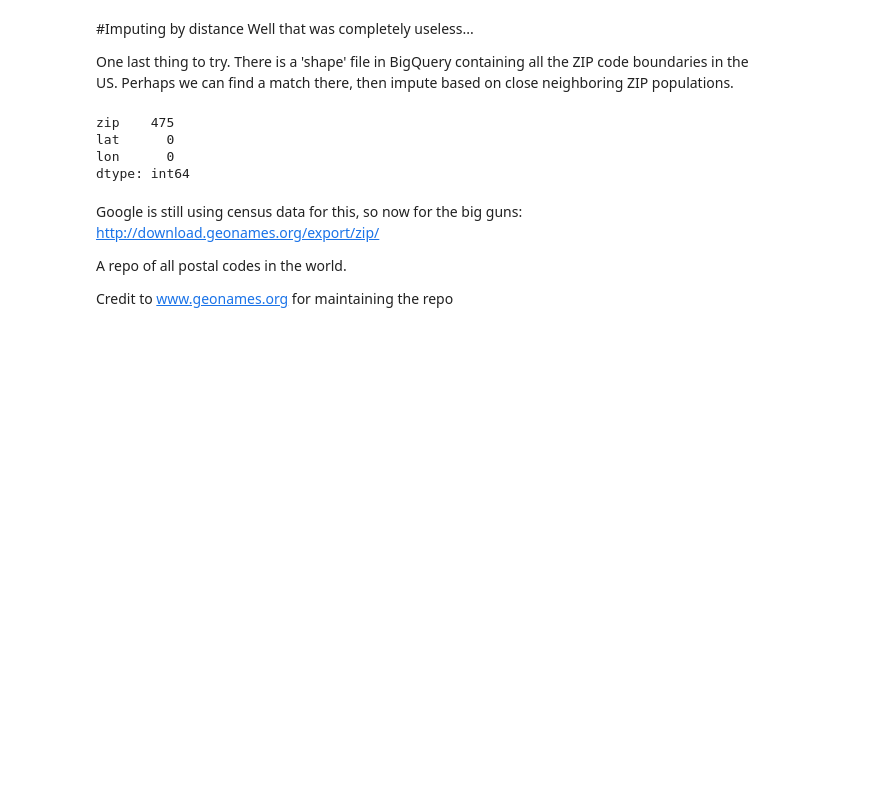
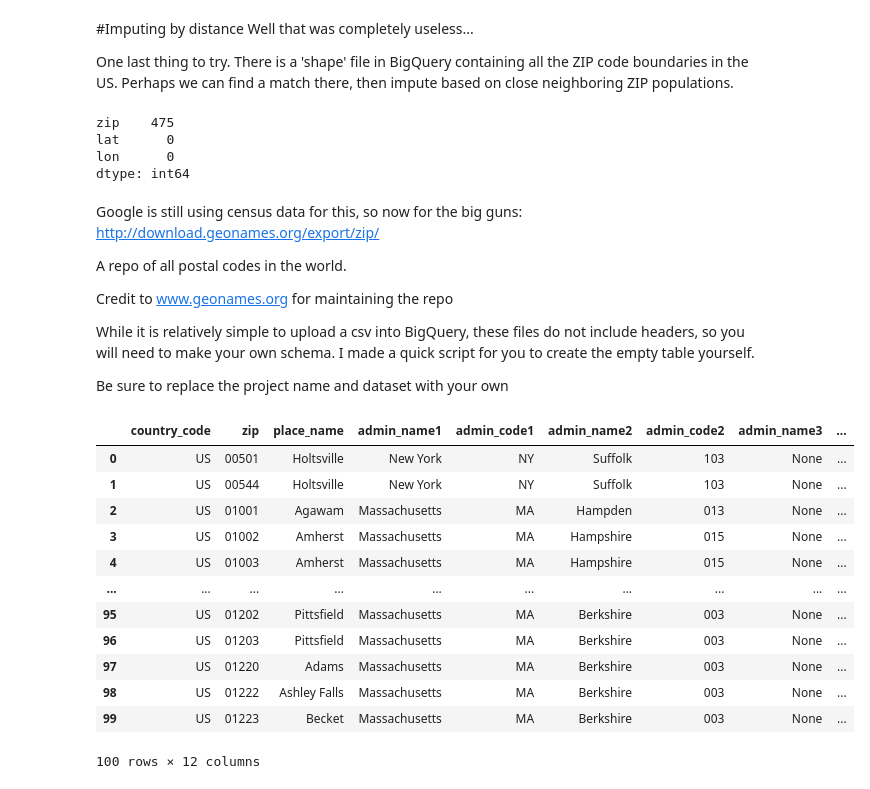
Before and after one commit to thedanindanger/yaads-examples, a Jupyter notebook: zipCodeImpute/ZIPCodeImpute.ipynb, the cells around one changed output. Cells and saved outputs as stored; diff of their text form; code cells hidden in the pictures; blank space fills up the shorter version.

```diff
--- a/zipCodeImpute/ZIPCodeImpute.ipynb
+++ b/zipCodeImpute/ZIPCodeImpute.ipynb
@@ -207,3 +215,7 @@ http://download.geonames.org/export/zip/
 A repo of all postal codes in the world.
 
 Credit to www.geonames.org for maintaining the repo
+
+While it is relatively simple to upload a csv into BigQuery, these files do not include headers, so you will need to make your own schema.  I made a quick script for you to create the empty table yourself.
+
+Be sure to replace the project name and dataset with your own
@@ -209,0 +238,19 @@ Credit to www.geonames.org for maintaining the repo
+# %%
+%%bigquery --project $project_id
+select * from  `yaads-articles.sample_data.zip_us_geo`
+order by zip asc
+limit 100
+# %% [output]
+|  | country_code | zip | place_name | admin_name1 | admin_code1 | admin_name2 | admin_code2 | admin_name3 | ... |
+| 0 | US | 00501 | Holtsville | New York | NY | Suffolk | 103 | None | ... |
+| 1 | US | 00544 | Holtsville | New York | NY | Suffolk | 103 | None | ... |
+| 2 | US | 01001 | Agawam | Massachusetts | MA | Hampden | 013 | None | ... |
+| 3 | US | 01002 | Amherst | Massachusetts | MA | Hampshire | 015 | None | ... |
+| 4 | US | 01003 | Amherst | Massachusetts | MA | Hampshire | 015 | None | ... |
+| ... | ... | ... | ... | ... | ... | ... | ... | ... | ... |
+| 95 | US | 01202 | Pittsfield | Massachusetts | MA | Berkshire | 003 | None | ... |
+| 96 | US | 01203 | Pittsfield | Massachusetts | MA | Berkshire | 003 | None | ... |
+| 97 | US | 01220 | Adams | Massachusetts | MA | Berkshire | 003 | None | ... |
+| 98 | US | 01222 | Ashley Falls | Massachusetts | MA | Berkshire | 003 | None | ... |
+| 99 | US | 01223 | Becket | Massachusetts | MA | Berkshire | 003 | None | ... |
+100 rows × 12 columns
```
Also changed, not shown: parts of 15 cells of this notebook.
